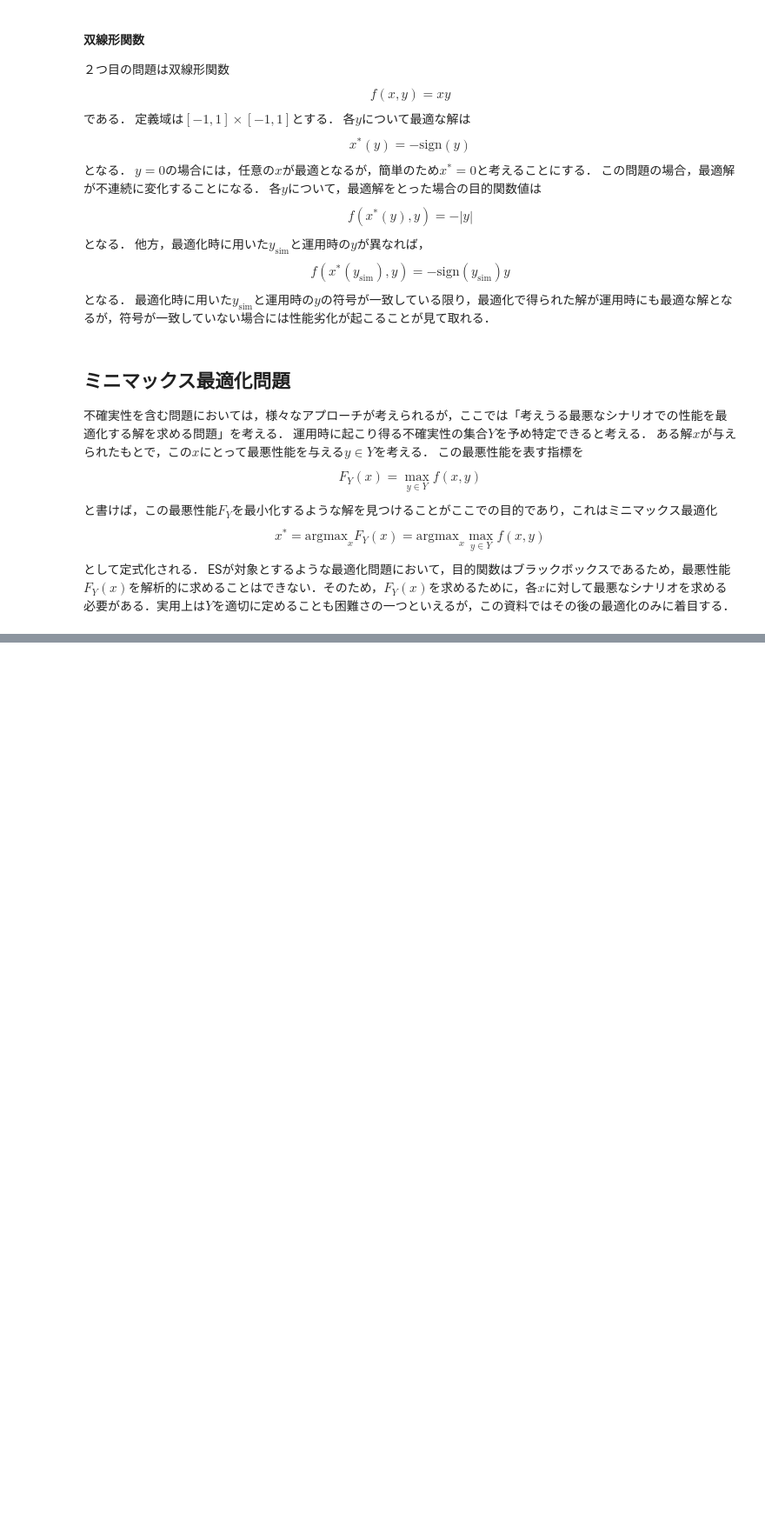
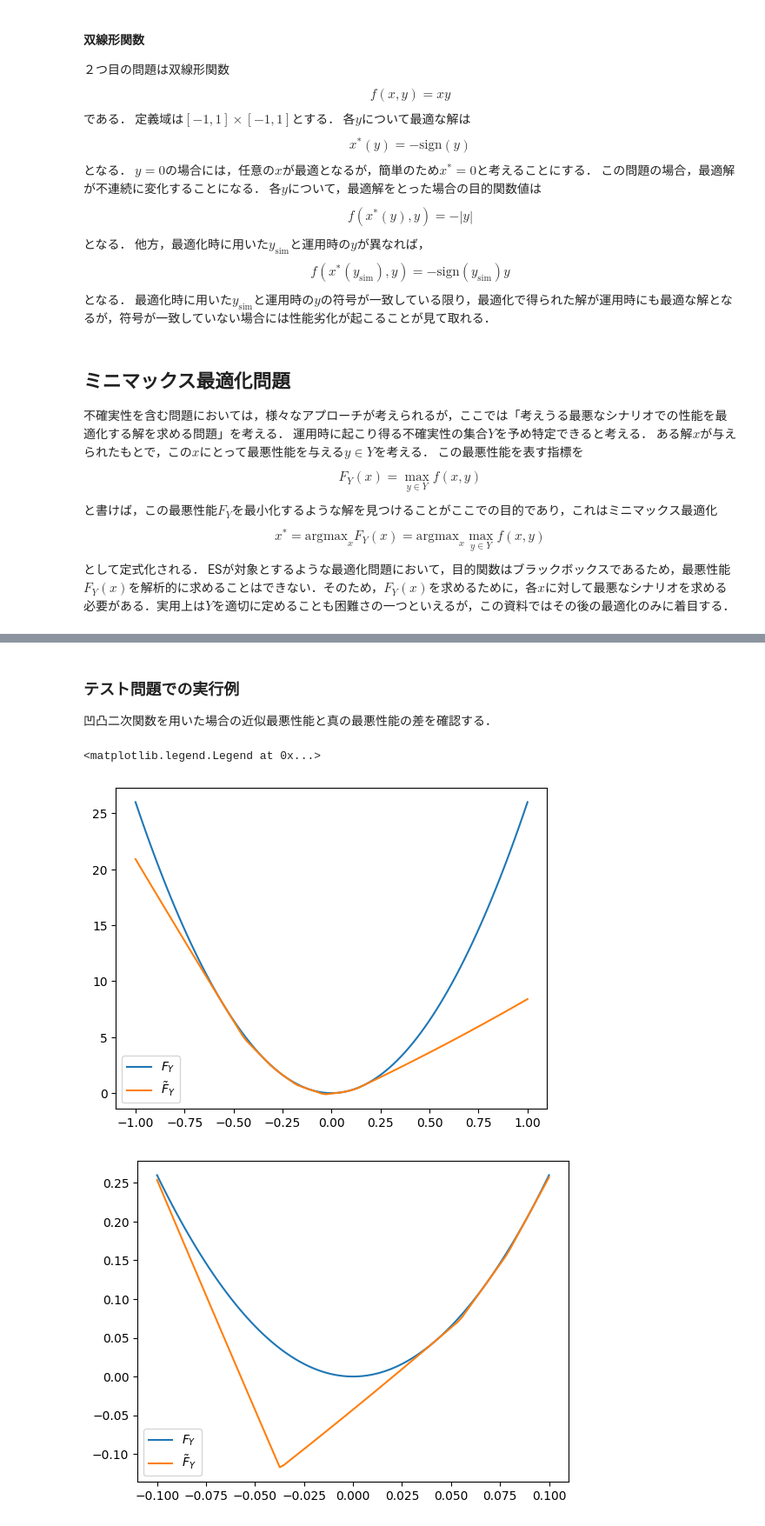
Before and after one commit to akimotolab/CMAES_Tutorial, a Jupyter notebook: a1_minmax_optimization.ipynb, the cells around one changed output, grey strips where cells are left out. Shown: that part at 87% size. Cells and saved outputs as stored; diff of their text form; code cells hidden in the pictures; blank space fills up the shorter version.

```diff
--- a/a1_minmax_optimization.ipynb
+++ b/a1_minmax_optimization.ipynb
@@ -105,0 +116,48 @@ ESが対象とするような最適化問題において，目的関数はブラ
+# %% [markdown]
+### テスト問題での実行例
+
+凹凸二次関数を用いた場合の近似最悪性能と真の最悪性能の差を確認する．
+# %%
+import numpy as np
+
+# 簡単のため， x と y の次元数は等しいとする．
+N = 1
+a = c = 1.0
+b = 10.0
+
+def f(x, y):
+    return a * np.dot(x, x) + b * np.dot(x, y) - c * np.dot(y, y)
+
+def f_worst(x):
+    y = b * x / 2 / c
+    return f(x, y)
+
+# シナリオサンプル．ここでは標準正規分布からサンプリング
+M = 10
+y_array = np.random.randn(M, N)
+def f_worst_approx(x):
+    return max([f(x, y) for y in y_array])
+# %%
+import matplotlib.pyplot as plt
+
+x_array = np.linspace(-1, 1, 100)
+f_worst_array = np.array([f_worst(x) for x in x_array])
+f_worst_approx_array = np.array([f_worst_approx(x) for x in x_array])
+
+plt.figure()
+plt.plot(x_array, f_worst_array, label=r'$F_Y$')
+plt.plot(x_array, f_worst_approx_array, label=r'$\tilde{F}_Y$')
+plt.legend()
+
+x_array = np.linspace(-0.1, 0.1, 100)
+f_worst_array = np.array([f_worst(x) for x in x_array])
+f_worst_approx_array = np.array([f_worst_approx(x) for x in x_array])
+
+plt.figure()
+plt.plot(x_array, f_worst_array, label=r'$F_Y$')
+plt.plot(x_array, f_worst_approx_array, label=r'$\tilde{F}_Y$')
+plt.legend()
+# %% [output]
+<matplotlib.legend.Legend at 0x...>
+[figure, added]
+[figure, added]
```
Also changed, not shown: parts of 10 cells of this notebook.
